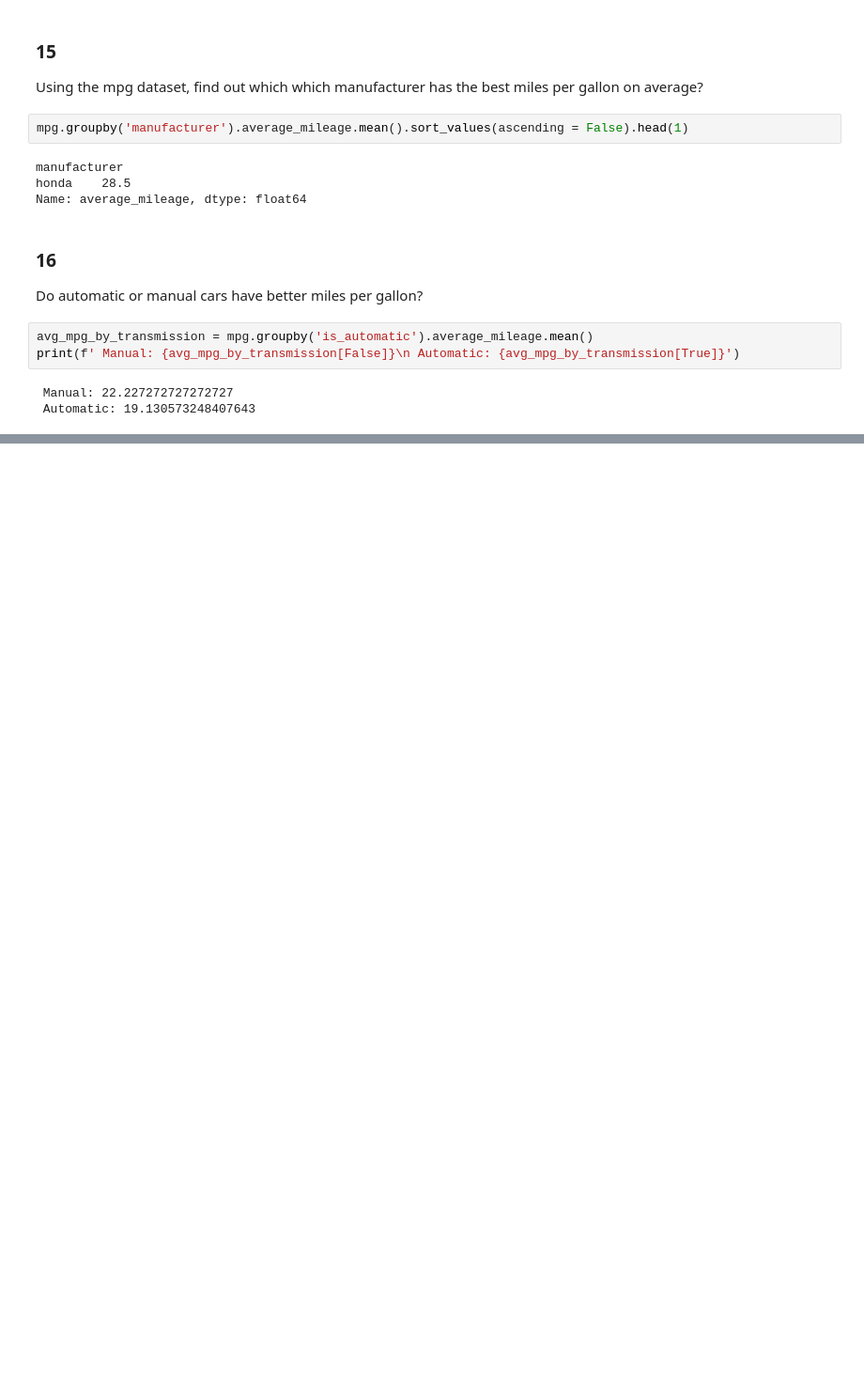
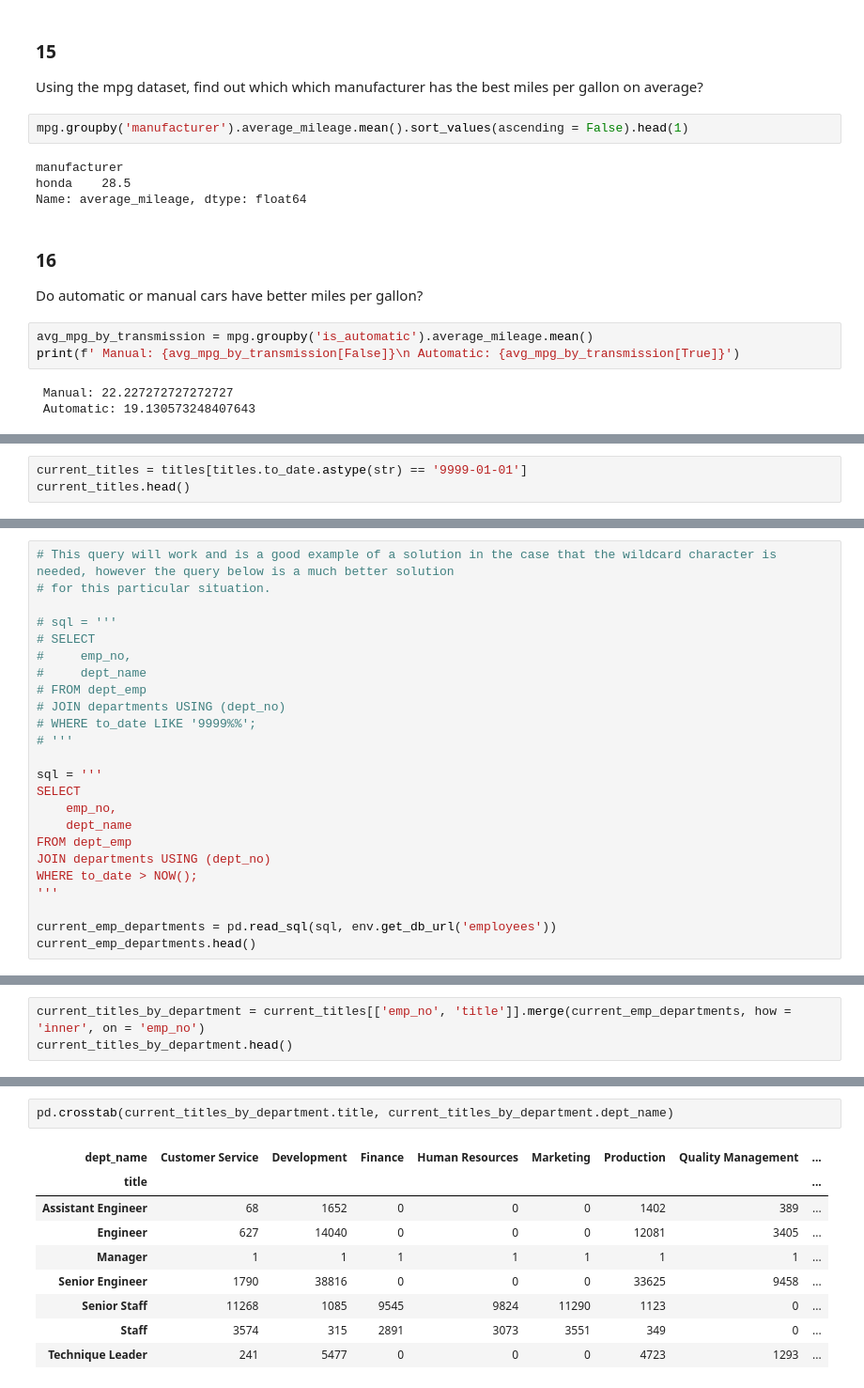
Before and after one commit to alegarcia-dev/numpy-pandas-visualization-exercises, a Jupyter notebook: advanced_dataframes.ipynb, the cells around one changed output, grey strips where cells are left out. Shown: that part at 94% size. Drawn from its saved outputs; the diff is of its cells as text; blank space fills up the shorter version.

```diff
--- a/advanced_dataframes.ipynb
+++ b/advanced_dataframes.ipynb
@@ -353,0 +439,3 @@ print(f' Manual: {avg_mpg_by_transmission[False]}\n Automatic: {avg_mpg_by_trans
+# %%
+current_titles = titles[titles.to_date.astype(str) == '9999-01-01']
+current_titles.head()
@@ -353,0 +449,24 @@ print(f' Manual: {avg_mpg_by_transmission[False]}\n Automatic: {avg_mpg_by_trans
+# %%
+# This query will work and is a good example of a solution in the case that the wildcard character is needed, however the query below is a much better solution
+# for this particular situation.
+
+# sql = '''
+# SELECT
+#     emp_no,
+#     dept_name
+# FROM dept_emp
+# JOIN departments USING (dept_no)
+# WHERE to_date LIKE '9999%%';
+# '''
+
+sql = '''
+SELECT
+    emp_no,
+    dept_name
+FROM dept_emp
+JOIN departments USING (dept_no)
+WHERE to_date > NOW();
+'''
+
+current_emp_departments = pd.read_sql(sql, env.get_db_url('employees'))
+current_emp_departments.head()
@@ -353,0 +480,3 @@ print(f' Manual: {avg_mpg_by_transmission[False]}\n Automatic: {avg_mpg_by_trans
+# %%
+current_titles_by_department = current_titles[['emp_no', 'title']].merge(current_emp_departments, how = 'inner', on = 'emp_no')
+current_titles_by_department.head()
@@ -353,0 +490,12 @@ print(f' Manual: {avg_mpg_by_transmission[False]}\n Automatic: {avg_mpg_by_trans
+# %%
+pd.crosstab(current_titles_by_department.title, current_titles_by_department.dept_name)
+# %% [output]
+| dept_name | Customer Service | Development | Finance | Human Resources | Marketing | Production | Quality Management | ... |
+| title |  |  |  |  |  |  |  | ... |
+| Assistant Engineer | 68 | 1652 | 0 | 0 | 0 | 1402 | 389 | ... |
+| Engineer | 627 | 14040 | 0 | 0 | 0 | 12081 | 3405 | ... |
+| Manager | 1 | 1 | 1 | 1 | 1 | 1 | 1 | ... |
+| Senior Engineer | 1790 | 38816 | 0 | 0 | 0 | 33625 | 9458 | ... |
+| Senior Staff | 11268 | 1085 | 9545 | 9824 | 11290 | 1123 | 0 | ... |
+| Staff | 3574 | 315 | 2891 | 3073 | 3551 | 349 | 0 | ... |
+| Technique Leader | 241 | 5477 | 0 | 0 | 0 | 4723 | 1293 | ... |
```
Also changed, not shown: parts of 20 cells of this notebook.
